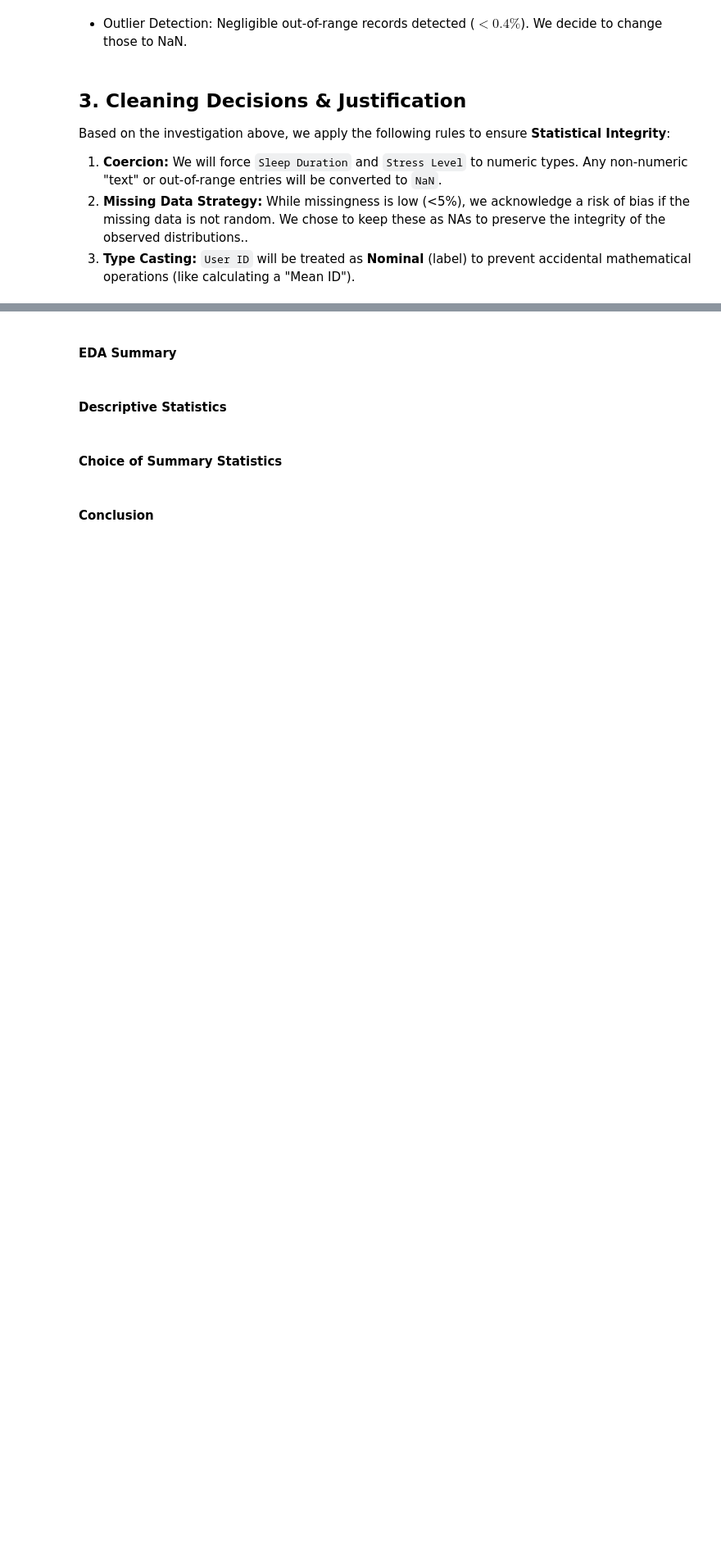
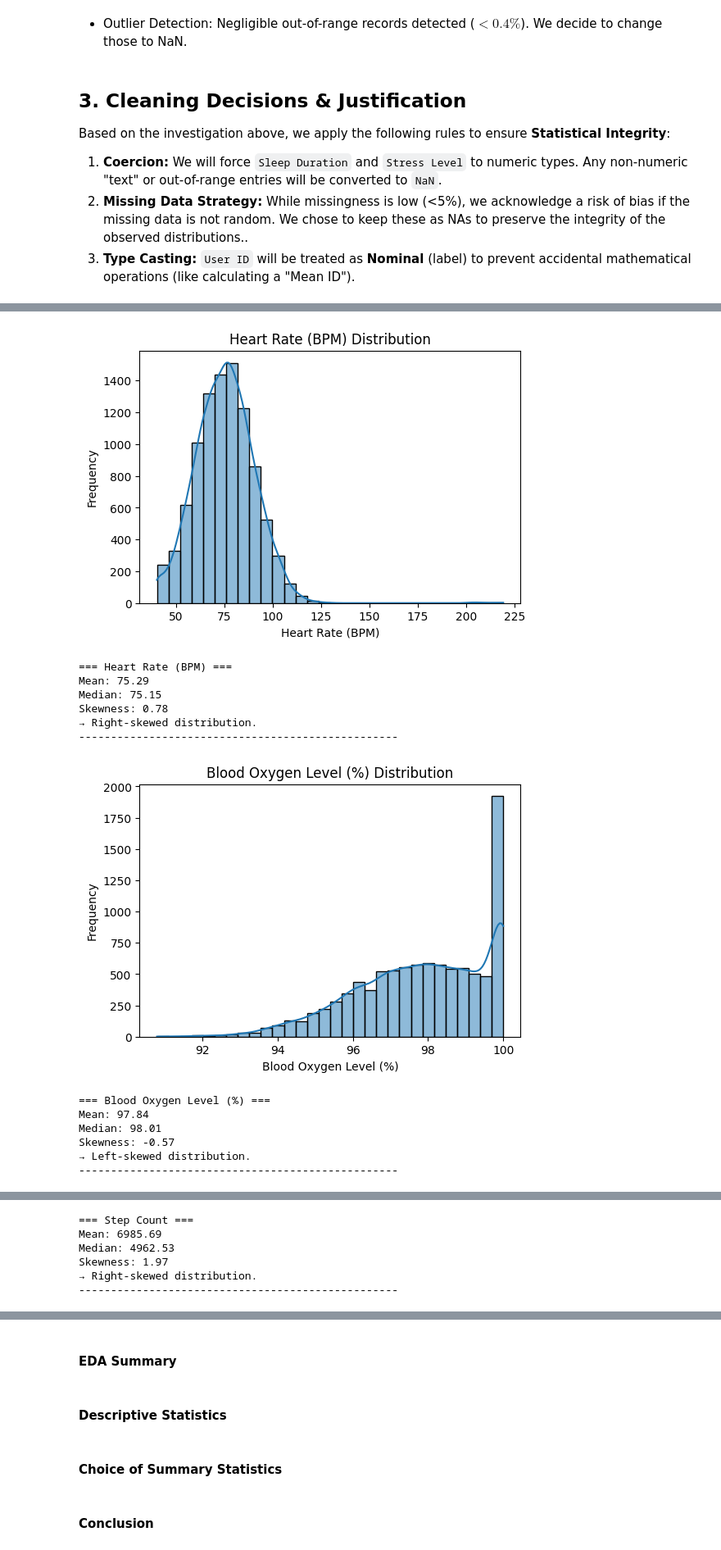
Before and after one commit to CATPJCN/SmartWatch, a Jupyter notebook: EVA.ipynb, the cells around one changed output, grey strips where cells are left out. Shown at 82% size. Saved outputs shown, nothing was run; the diff lists cells and outputs as text; code cells hidden in the pictures; blank space fills up the shorter version.

```diff
--- a/EVA.ipynb
+++ b/EVA.ipynb
@@ -300,0 +339,50 @@ Name: count, dtype: int64
+# %%
+# 4.2 Univariate Exploration (Numeric Variables)
+for col in numeric_cols:
+
+    data = df_clean[col].dropna()
+
+    plt.figure(figsize=(6,4))
+    sns.histplot(data, bins=30, kde=True)
+    plt.title(f"{col} Distribution")
+    plt.xlabel(col)
+    plt.ylabel("Frequency")
+    plt.show()
+
+    mean = data.mean()
+    median = data.median()
+    skew = data.skew()
+
+    print(f"\n=== {col} ===")
+    print(f"Mean: {mean:.2f}")
+    print(f"Median: {median:.2f}")
+    print(f"Skewness: {skew:.2f}")
+
+    if abs(skew) < 0.5:
+        print("→ Approximately symmetric distribution.")
+    elif skew > 0:
+        print("→ Right-skewed distribution.")
+    else:
+        print("→ Left-skewed distribution.")
+
+    print("-"*50)
+
+
+print("\nOverall Observation:")
+print("Most physiological variables show relatively symmetric distributions.")
+print("Step Count and Heart Rate may show slight right-skewness due to high activity users.")
+# %% [output]
+[figure, added]
+=== Heart Rate (BPM) ===
+Mean: 75.29
+Median: 75.15
+Skewness: 0.78
+→ Right-skewed distribution.
+--------------------------------------------------
+[figure, added]
+=== Blood Oxygen Level (%) ===
+Mean: 97.84
+Median: 98.01
+Skewness: -0.57
+→ Left-skewed distribution.
+--------------------------------------------------
@@ -300,0 +390,6 @@ Name: count, dtype: int64
+=== Step Count ===
+Mean: 6985.69
+Median: 4962.53
+Skewness: 1.97
+→ Right-skewed distribution.
+--------------------------------------------------
```
Also changed, not shown: parts of 21 cells of this notebook.
